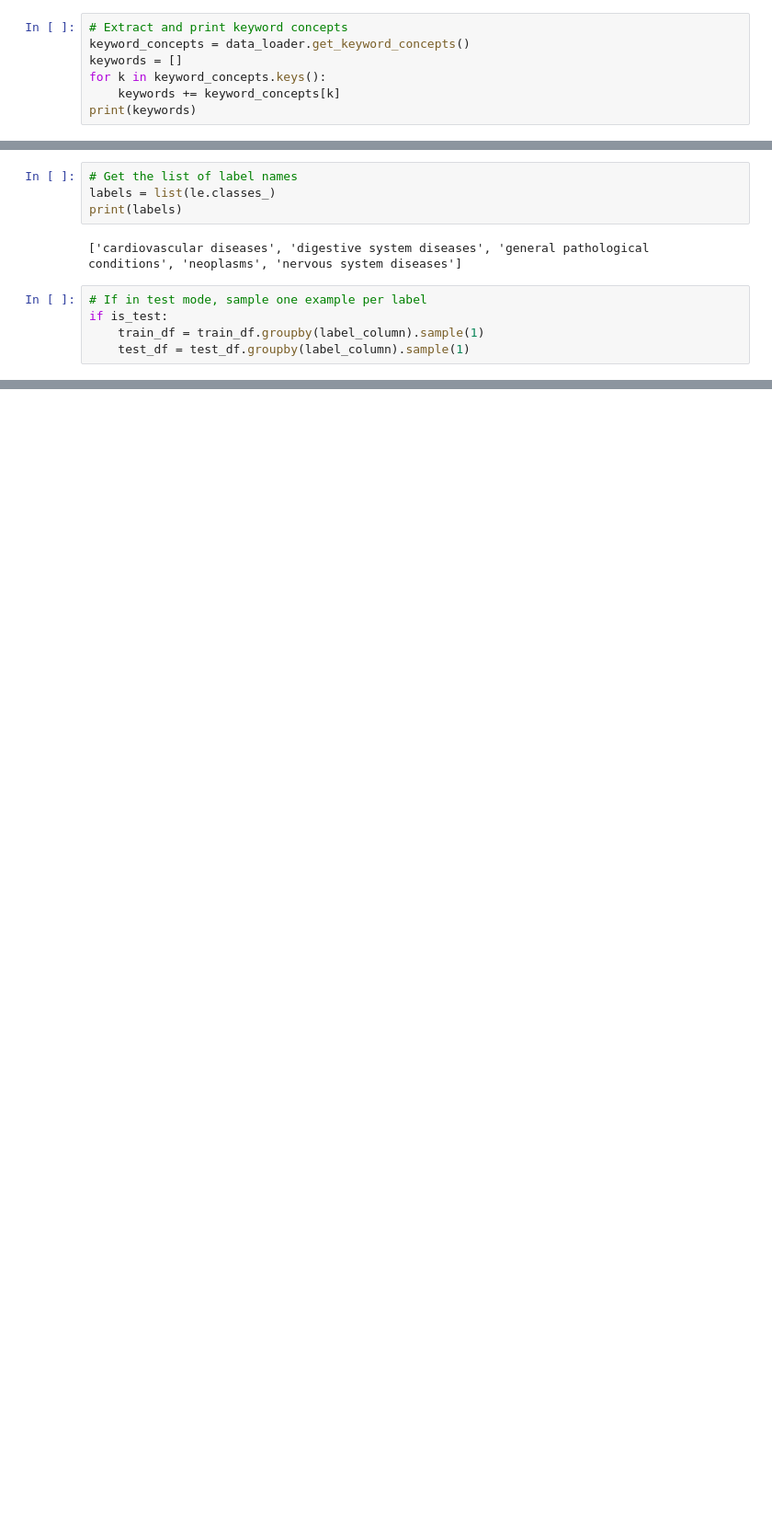
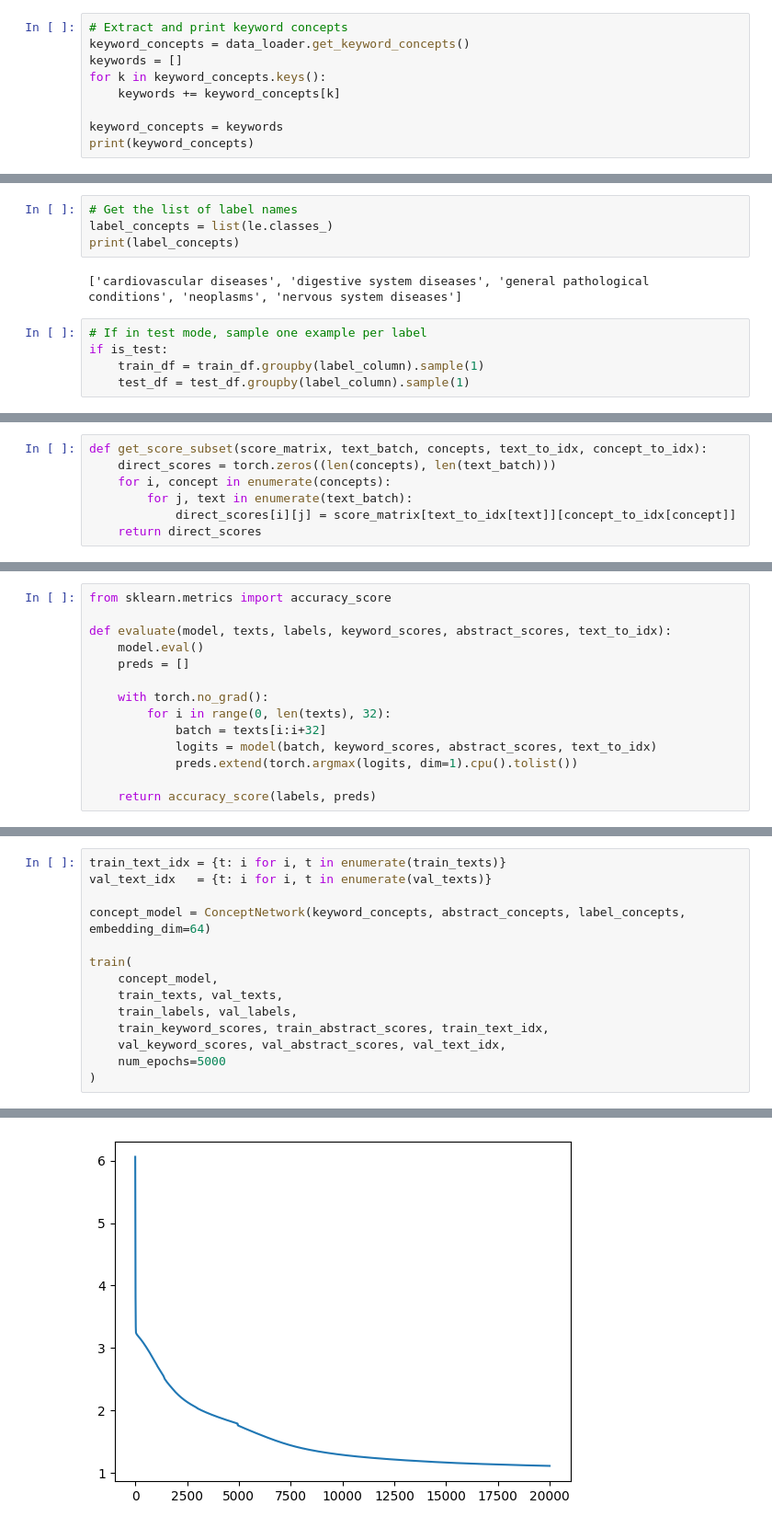
Before and after one commit to dauduchieu/ise-cbm-v0, a Jupyter notebook: hcen.ipynb, the cells around one changed output, grey strips where cells are left out. Shown at 92% size. Saved outputs shown, nothing was run; the diff lists cells and outputs as text; blank space fills up the shorter version.

```diff
--- a/hcen.ipynb
+++ b/hcen.ipynb
@@ -30,5 +30,7 @@ keyword_concepts = data_loader.get_keyword_concepts()
 keywords = []
 for k in keyword_concepts.keys():
     keywords += keyword_concepts[k]
-print(keywords)
+
+keyword_concepts = keywords
+print(keyword_concepts)
 # %% [output]
@@ -51,8 +53,8 @@ train_df[label_column] = le.transform(train_df[label_column])
 test_df[label_column] = le.transform(test_df[label_column])
 # %%
 # Get the list of label names
-labels = list(le.classes_)
-print(labels)
+label_concepts = list(le.classes_)
+print(label_concepts)
 # %% [output]
 ['cardiovascular diseases', 'digestive system diseases', 'general pathological conditions', 'neoplasms', 'nervous system diseases']
 # %%
@@ -349,0 +284,7 @@ general pathological conditions       0.00      0.00      0.00         1
+# %%
+def get_score_subset(score_matrix, text_batch, concepts, text_to_idx, concept_to_idx):
+    direct_scores = torch.zeros((len(concepts), len(text_batch)))
+    for i, concept in enumerate(concepts):
+        for j, text in enumerate(text_batch):
+            direct_scores[i][j] = score_matrix[text_to_idx[text]][concept_to_idx[concept]]
+    return direct_scores
@@ -349,0 +334,14 @@ general pathological conditions       0.00      0.00      0.00         1
+# %%
+from sklearn.metrics import accuracy_score
+
+def evaluate(model, texts, labels, keyword_scores, abstract_scores, text_to_idx):
+    model.eval()
+    preds = []
+
+    with torch.no_grad():
+        for i in range(0, len(texts), 32):
+            batch = texts[i:i+32]
+            logits = model(batch, keyword_scores, abstract_scores, text_to_idx)
+            preds.extend(torch.argmax(logits, dim=1).cpu().tolist())
+
+    return accuracy_score(labels, preds)
@@ -349,0 +398,15 @@ general pathological conditions       0.00      0.00      0.00         1
+# %%
+train_text_idx = {t: i for i, t in enumerate(train_texts)}
+val_text_idx   = {t: i for i, t in enumerate(val_texts)}
+
+concept_model = ConceptNetwork(keyword_concepts, abstract_concepts, label_concepts, embedding_dim=64)
+
+train(
+    concept_model,
+    train_texts, val_texts,
+    train_labels, val_labels,
+    train_keyword_scores, train_abstract_scores, train_text_idx,
+    val_keyword_scores, val_abstract_scores, val_text_idx,
+    num_epochs=5000
+)
+# %% [output]
@@ -349,0 +430 @@ general pathological conditions       0.00      0.00      0.00         1
+[figure, added]
```
Also changed, not shown: parts of 22 cells of this notebook, 1 other file.
